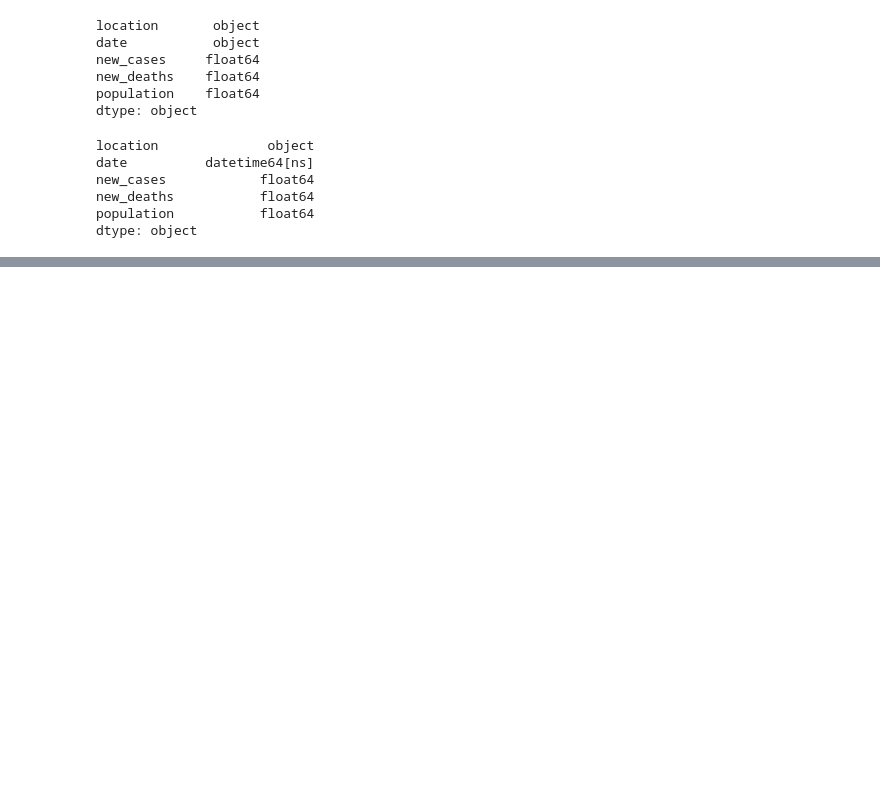
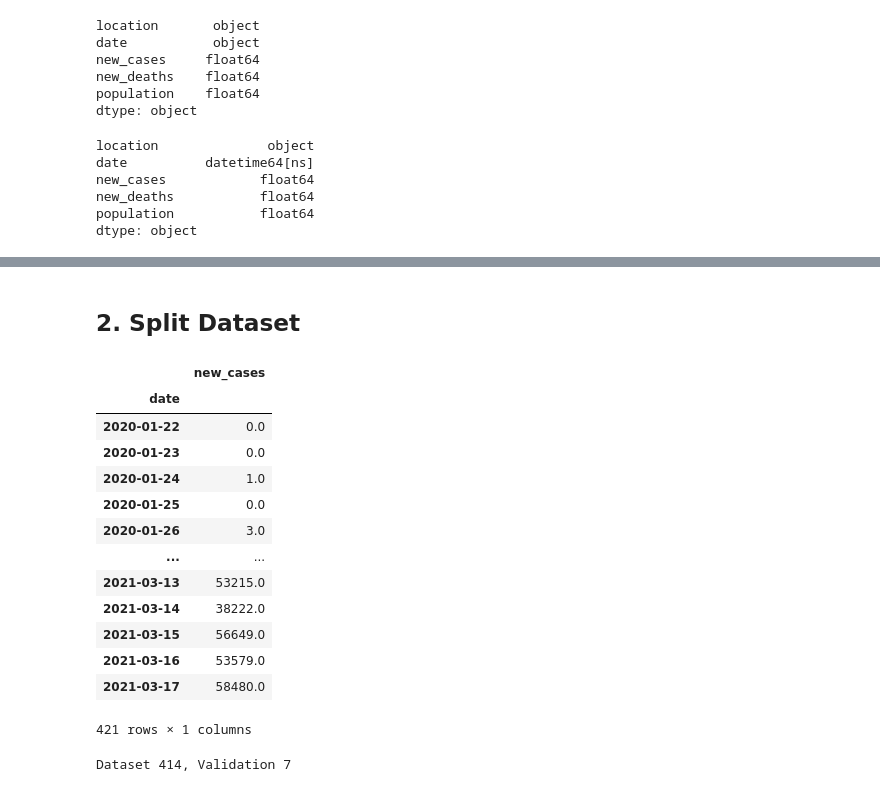
Before and after one commit to luke-c-newell/Final_Project, a Jupyter notebook: Provisional_ML_Model_Week1.ipynb, the cells around one changed output, grey strips where cells are left out. Saved outputs shown, nothing was run; the diff lists cells and outputs as text; code cells hidden in the pictures; blank space fills up the shorter version.

```diff
--- a/Provisional_ML_Model_Week1.ipynb
+++ b/Provisional_ML_Model_Week1.ipynb
@@ -324,0 +167,63 @@ history_df.plot(y="accuracy")
+# %% [markdown]
+## 2. Split Dataset
+# %%
+# Put "series" in form of model
+# !!!re-program so model can input full dataframe!!!
+
+series = covid_data_poc_df[['date', 'new_cases']]
+series = series.set_index('date')
+series
+# %% [output]
+|  | new_cases |
+| date |  |
+| 2020-01-22 | 0.0 |
+| 2020-01-23 | 0.0 |
+| 2020-01-24 | 1.0 |
+| 2020-01-25 | 0.0 |
+| 2020-01-26 | 3.0 |
+| ... | ... |
+| 2021-03-13 | 53215.0 |
+| 2021-03-14 | 38222.0 |
+| 2021-03-15 | 56649.0 |
+| 2021-03-16 | 53579.0 |
+| 2021-03-17 | 58480.0 |
+421 rows × 1 columns
+# %%
+# Split it into the training and validation datasets,
+# and save them to files dataset.csv and validation.csv respectively.
+
+# split the dataset
+split_point = len(series) - 7
+dataset, validation = series[0:split_point], series[split_point:]
+
+print('Dataset %d, Validation %d' % (len(dataset), len(validation)))
+
+dataset.to_csv('dataset.csv', index=False)
+validation.to_csv('validation.csv', index=False)
+
+
+
+
+
+# Bootcamp method --> verified works
+#__________________________
+# from sklearn.model_selection import train_test_split
+
+
+# y = series["Temp"]
+# X = series.drop(columns="Date")   # X is all coumns but "outcome"
+
+# # Split the preprocessed data into a training and testing dataset
+# X_train, X_test, y_train, y_test = train_test_split(X, y, random_state=78)
+
+# dataset.to_csv('dataset.csv', index=False)
+# validation.to_csv('validation.csv', index=False)
+
+
+
+# # print(X_train.shape)
+# # print(X_test.shape)
+# # print(y_train.shape)
+# # print(y_test.shape)
+# %% [output]
+Dataset 414, Validation 7
```
Also changed, not shown: parts of 34 cells of this notebook.
